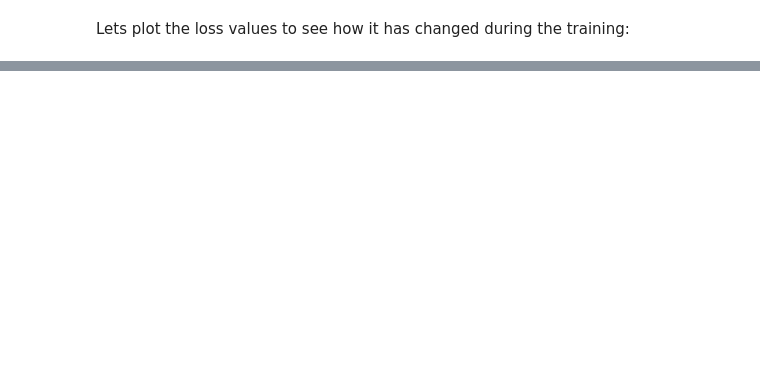
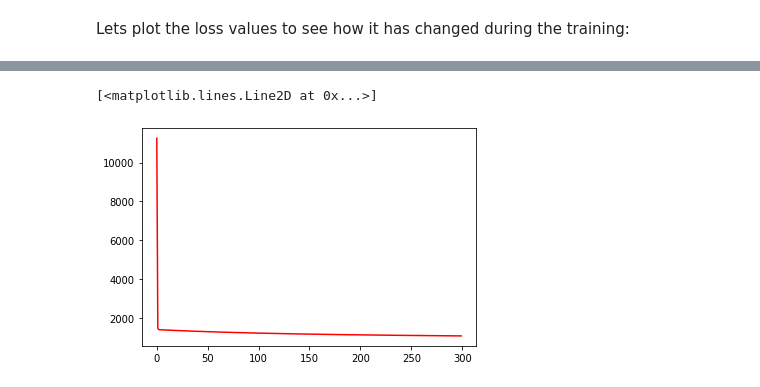
Before and after one commit to alokproc/DeepLearning-with-TensorFlow, a Jupyter notebook: Module-1/Linear-regression-with-Tensorflow.ipynb, the cells around one changed output, grey strips where cells are left out. Saved outputs shown, nothing was run; the diff lists cells and outputs as text; code cells hidden in the pictures; blank space fills up the shorter version.

```diff
--- a/Module-1/Linear-regression-with-Tensorflow.ipynb
+++ b/Module-1/Linear-regression-with-Tensorflow.ipynb
@@ -219,0 +249,18 @@ plt.show()
+# %%
+optimizer = tf.train.GradientDescentOptimizer(0.009)
+# %%
+train = optimizer.minimize(loss)
+# %%
+# Initializing the variables
+init = tf.global_variables_initializer()
+sess = tf.Session()
+sess.run(init)
+# %%
+loss_values = []
+train_data = []
+for step in range(300):
+    _, loss_val, a1_val, a2_val, b_val = sess.run([train, loss, a1, a2, b])
+    loss_values.append(loss_val)
+    if step % 5 == 0:
+        print(step, loss_val)
+        train_data.append([a1_val, a2_val, b_val])
@@ -219,0 +285,5 @@ plt.show()
+# %%
+plt.plot(loss_values, 'r')
+# %% [output]
+[<matplotlib.lines.Line2D at 0x...>]
+[figure, added]
```
Also changed, not shown: parts of 10 cells of this notebook.
